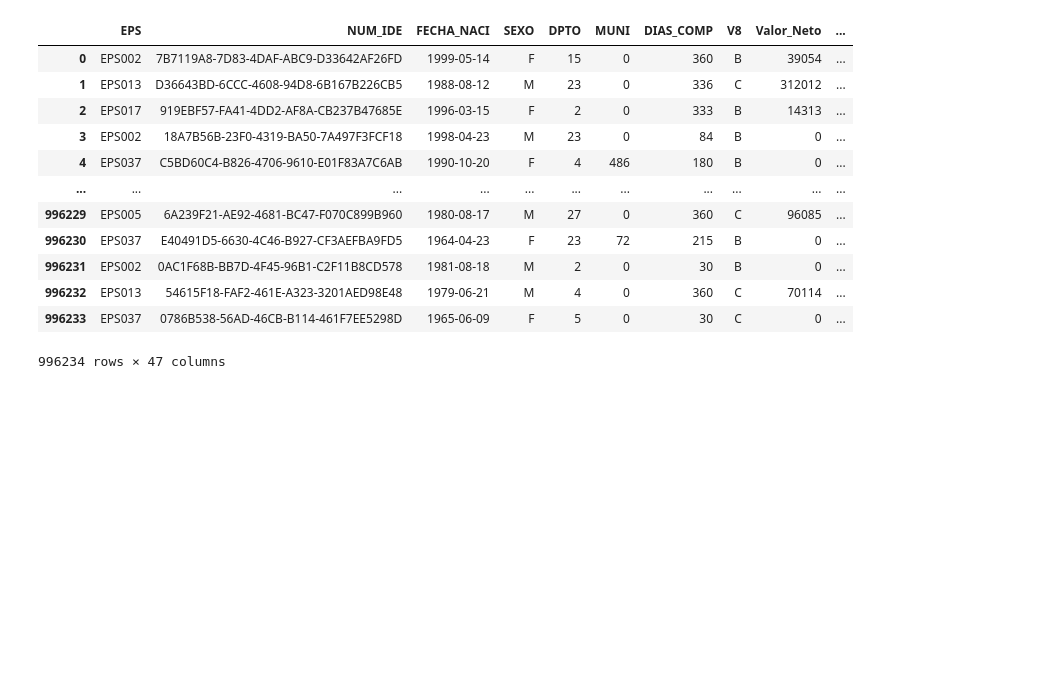
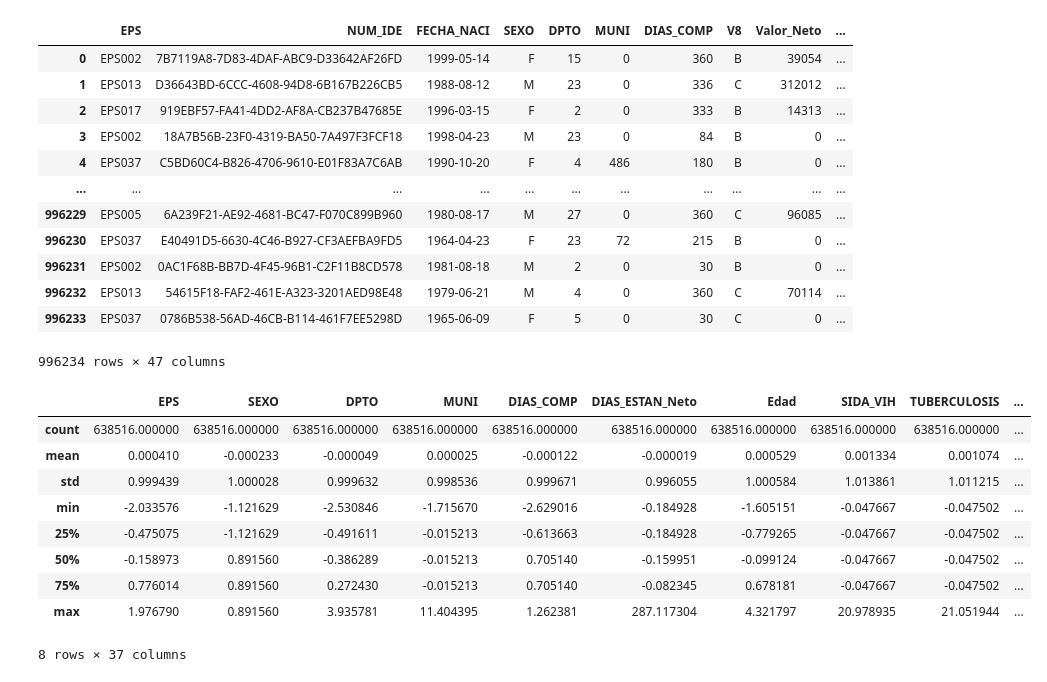
Before and after one commit to davidsmoreno/DifPrivHealthCostPredict, a Jupyter notebook: 2_Analisis_de_correlacion_y_reduccion_de_dimensionalidad.ipynb, the cells around one changed output. Cells and saved outputs as stored; diff of their text form; code cells hidden in the pictures; blank space fills up the shorter version.

```diff
--- a/2_Analisis_de_correlacion_y_reduccion_de_dimensionalidad.ipynb
+++ b/2_Analisis_de_correlacion_y_reduccion_de_dimensionalidad.ipynb
@@ -1121,3 +1114,24 @@ df_health
 | 996232 | EPS013 | 54615F18-FAF2-461E-A323-3201AED98E48 | 1979-06-21 | M | 4 | 0 | 360 | C | 70114 | ... |
 | 996233 | EPS037 | 0786B538-56AD-46CB-B114-461F7EE5298D | 1965-06-09 | F | 5 | 0 | 30 | C | 0 | ... |
 996234 rows × 47 columns
+# %%
+df_health = pd.read_csv('/Users/davidmoreno/Library/CloudStorage/OneDrive-SharedLibraries-Universidaddelosandes/David Stiven Romero Grajales - Trabajo de Grado/Trabajo de Grado 1/Base de datos y descripción/Entrenamiento_cronicas_N_Standarized.csv')
+
+#scale the Valor_Neto column
+from sklearn.preprocessing import StandardScaler
+scaler = StandardScaler()
+
+df_health['Valor_Neto'] = scaler.fit_transform(df_health[['Valor_Neto']])
+# %%
+df_health.describe()
+# %% [output]
+|  | EPS | SEXO | DPTO | MUNI | DIAS_COMP | DIAS_ESTAN_Neto | Edad | SIDA_VIH | TUBERCULOSIS | ... |
+| count | 638516.000000 | 638516.000000 | 638516.000000 | 638516.000000 | 638516.000000 | 638516.000000 | 638516.000000 | 638516.000000 | 638516.000000 | ... |
+| mean | 0.000410 | -0.000233 | -0.000049 | 0.000025 | -0.000122 | -0.000019 | 0.000529 | 0.001334 | 0.001074 | ... |
+| std | 0.999439 | 1.000028 | 0.999632 | 0.998536 | 0.999671 | 0.996055 | 1.000584 | 1.013861 | 1.011215 | ... |
+| min | -2.033576 | -1.121629 | -2.530846 | -1.715670 | -2.629016 | -0.184928 | -1.605151 | -0.047667 | -0.047502 | ... |
+| 25% | -0.475075 | -1.121629 | -0.491611 | -0.015213 | -0.613663 | -0.184928 | -0.779265 | -0.047667 | -0.047502 | ... |
+| 50% | -0.158973 | 0.891560 | -0.386289 | -0.015213 | 0.705140 | -0.159951 | -0.099124 | -0.047667 | -0.047502 | ... |
+| 75% | 0.776014 | 0.891560 | 0.272430 | -0.015213 | 0.705140 | -0.082345 | 0.678181 | -0.047667 | -0.047502 | ... |
+| max | 1.976790 | 0.891560 | 3.935781 | 11.404395 | 1.262381 | 287.117304 | 4.321797 | 20.978935 | 21.051944 | ... |
+8 rows × 37 columns
```
Also changed, not shown: parts of 5 cells of this notebook.
